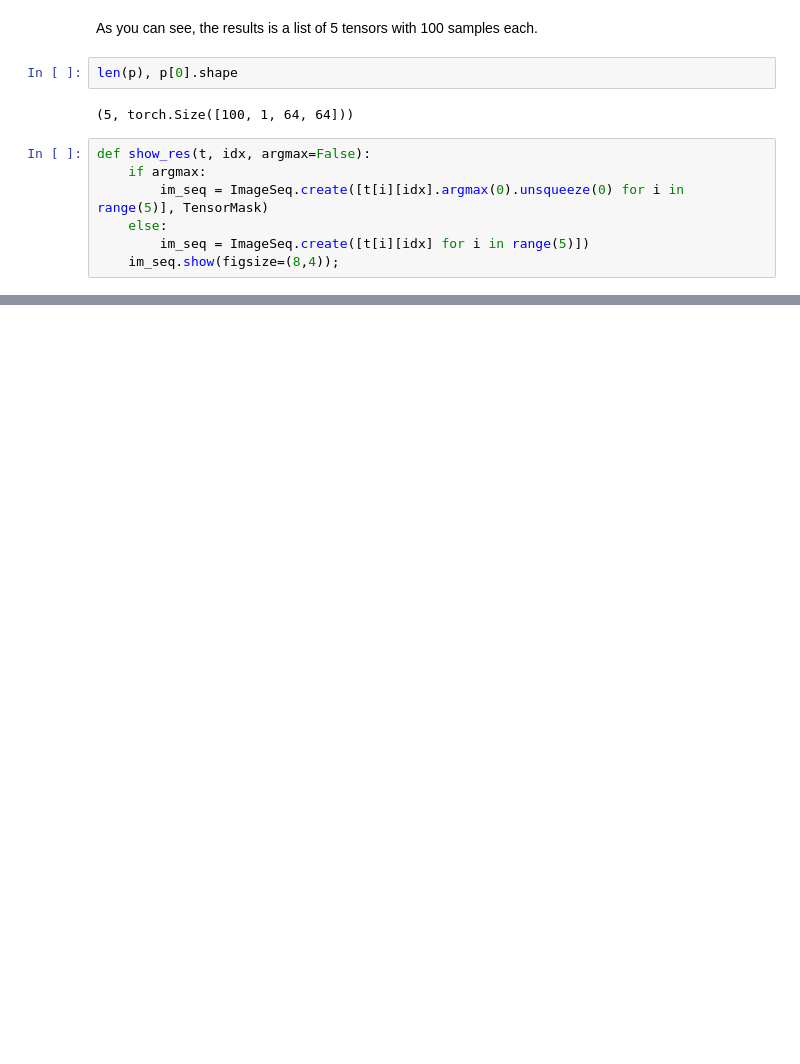
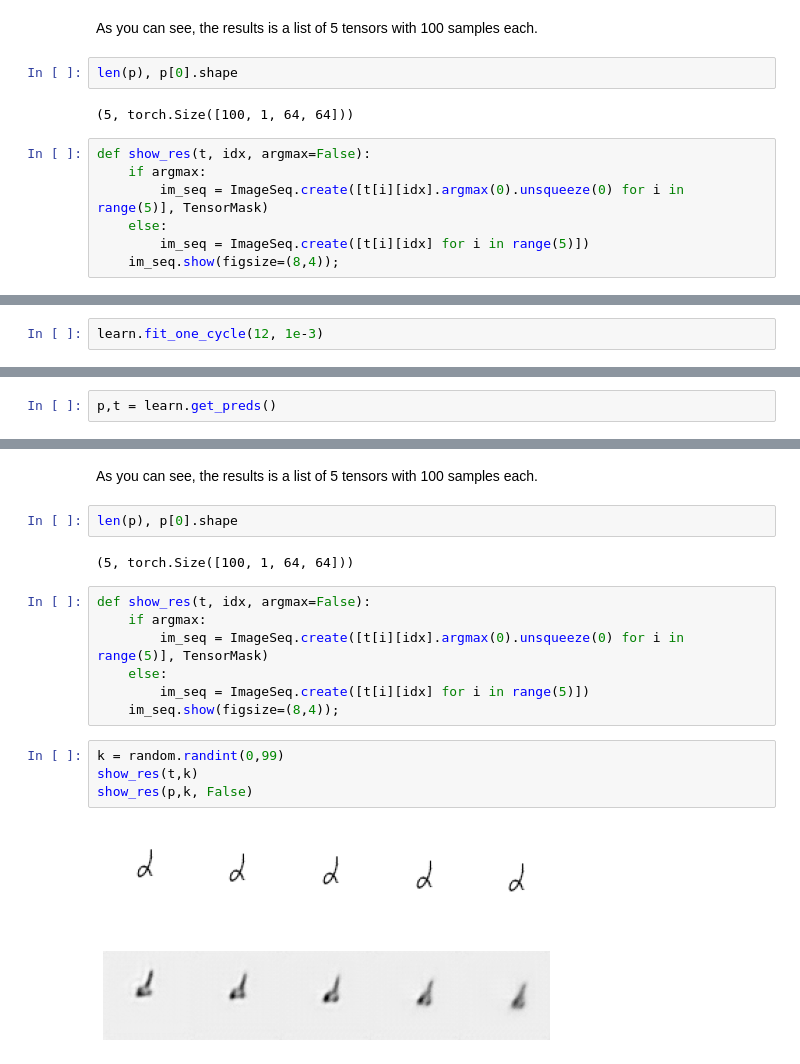
Before and after one commit to tcapelle/moving_mnist, a Jupyter notebook: 03_train_seq2seq.ipynb, the cells around one changed output, grey strips where cells are left out. Saved outputs shown, nothing was run; the diff lists cells and outputs as text; blank space fills up the shorter version.

```diff
--- a/03_train_seq2seq.ipynb
+++ b/03_train_seq2seq.ipynb
@@ -153,0 +164,2 @@ show_res(p,k, False)
+# %%
+learn.fit_one_cycle(12, 1e-3)
@@ -153,0 +180,2 @@ show_res(p,k, False)
+# %%
+p,t = learn.get_preds()
@@ -153,0 +184,20 @@ show_res(p,k, False)
+# %% [markdown]
+As you can see, the results is a list of 5 tensors with 100 samples each.
+# %%
+len(p), p[0].shape
+# %% [output]
+(5, torch.Size([100, 1, 64, 64]))
+# %%
+def show_res(t, idx, argmax=False):
+    if argmax:
+        im_seq = ImageSeq.create([t[i][idx].argmax(0).unsqueeze(0) for i in range(5)], TensorMask)
+    else:
+        im_seq = ImageSeq.create([t[i][idx] for i in range(5)])
+    im_seq.show(figsize=(8,4));
+# %%
+k = random.randint(0,99)
+show_res(t,k)
+show_res(p,k, False)
+# %% [output]
+[figure, added]
+[figure, added]
```
Also changed, not shown: parts of 11 cells of this notebook, 6 other files.
